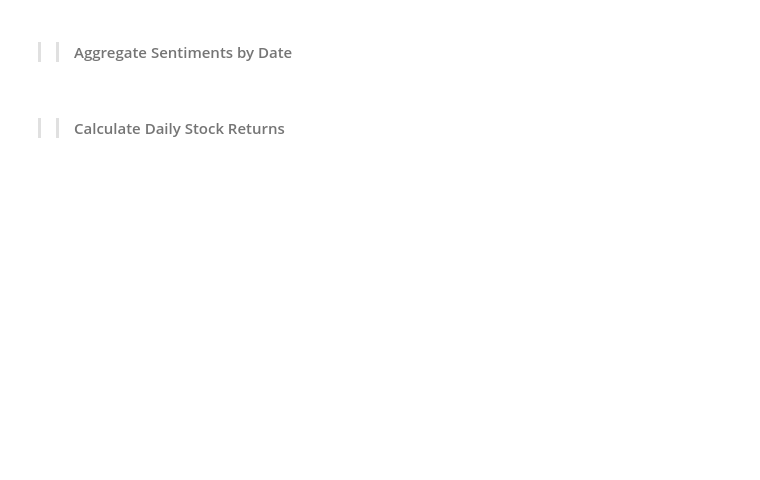
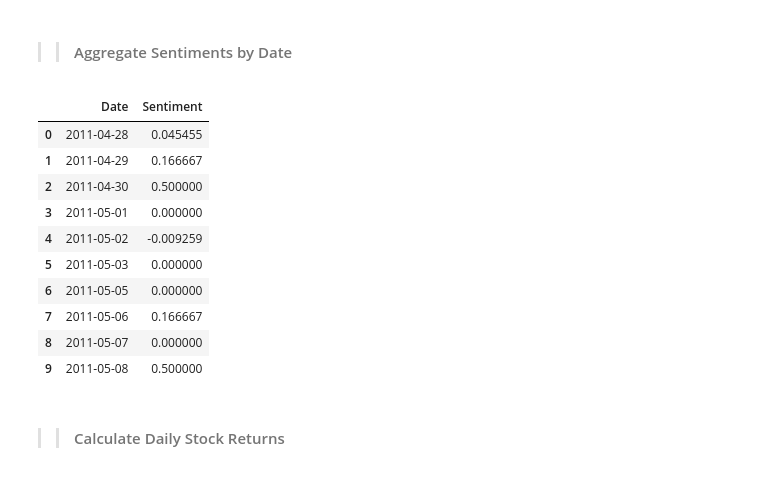
Before and after one commit to naolatomsa/Nova-Financial-Solutions, a Jupyter notebook: notebooks/newsStockCorrelations/AMZN.ipynb, the cells around one changed output. Cells and saved outputs as stored; diff of their text form; code cells hidden in the pictures; blank space fills up the shorter version.

```diff
--- a/notebooks/newsStockCorrelations/AMZN.ipynb
+++ b/notebooks/newsStockCorrelations/AMZN.ipynb
@@ -52,6 +67,20 @@ newsData = analyze_sentiment(newsData)
 # %%
 from scripts.newsStockCorrelation import aggregate_sentiments
 sentimentData = aggregate_sentiments(newsData)
+# %%
+sentimentData.head(10)
+# %% [output]
+|  | Date | Sentiment |
+| 0 | 2011-04-28 | 0.045455 |
+| 1 | 2011-04-29 | 0.166667 |
+| 2 | 2011-04-30 | 0.500000 |
+| 3 | 2011-05-01 | 0.000000 |
+| 4 | 2011-05-02 | -0.009259 |
+| 5 | 2011-05-03 | 0.000000 |
+| 6 | 2011-05-05 | 0.000000 |
+| 7 | 2011-05-06 | 0.166667 |
+| 8 | 2011-05-07 | 0.000000 |
+| 9 | 2011-05-08 | 0.500000 |
 # %% [markdown]
 >> #### Calculate Daily Stock Returns
 # %%
```
Also changed, not shown: parts of 6 cells of this notebook, 1 other file.
